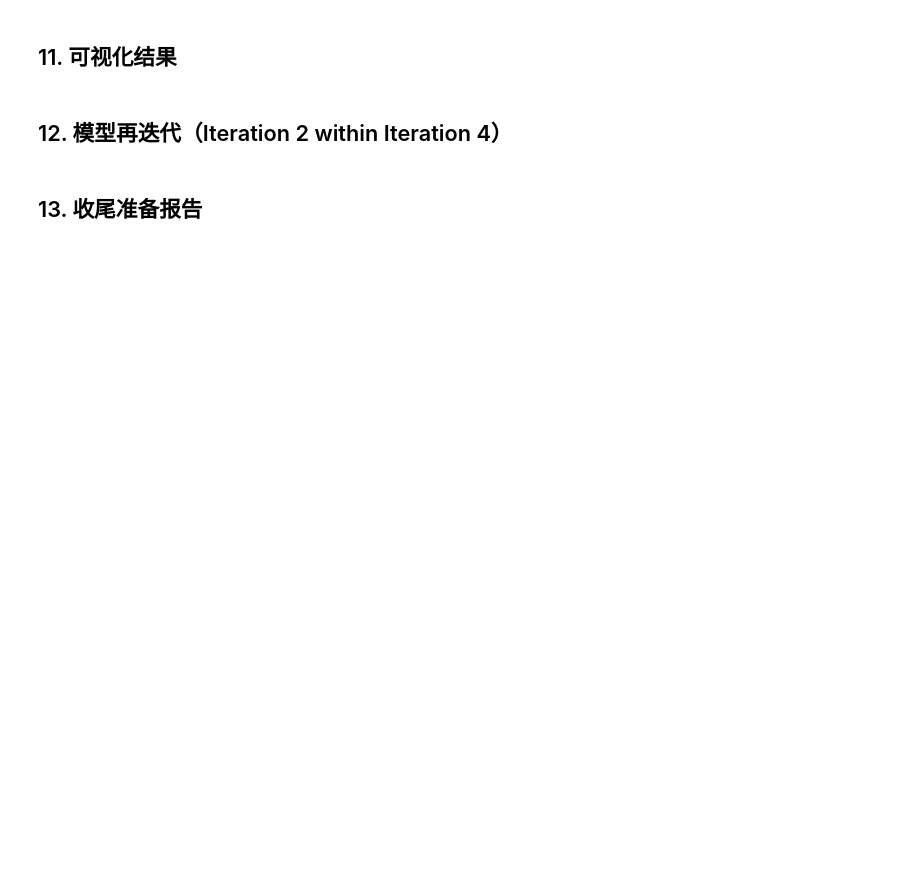
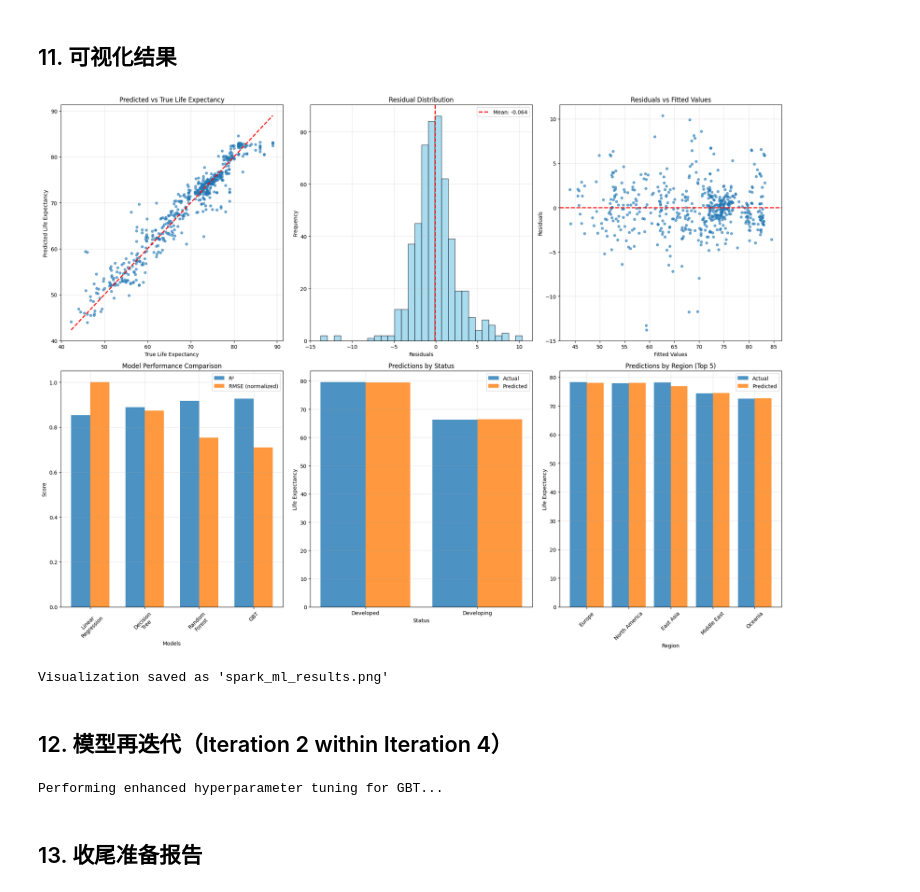
Before and after one commit to HarlanAlternative/DM4Health, a Jupyter notebook: I4_BDAS_Notebook-checkpoint.ipynb, the cells around one changed output. Saved outputs shown, nothing was run; the diff lists cells and outputs as text; code cells hidden in the pictures; blank space fills up the shorter version.

```diff
--- a/I4_BDAS_Notebook-checkpoint.ipynb
+++ b/I4_BDAS_Notebook-checkpoint.ipynb
@@ -134,7 +161,7 @@ df_clean.describe().show()
 # %% [markdown]
 ## 4. 构造新特征
 # %%
-from pyspark.sql.functions import log, log1p
+from pyspark.sql.functions import log1p
 
 # 基于 I3.py 特征工程部分创建新特征
 df_features = df_clean
@@ -142,12 +169,13 @@ df_features = df_clean
 # 1. log_GDP：GDP 取对数
 df_features = df_features.withColumn("log_GDP", log1p(col("GDP") + 1e-6))
 
-# 2. immunization_avg：三种疫苗平均
+# 2. immunization_avg：三种疫苗平均 【修复：直接相加，避免sum()冲突】
 vaccine_cols = ['Hepatitis B', 'Polio', 'Diphtheria ']
 available_vaccine_cols = [c for c in vaccine_cols if c in df_features.columns]
 if available_vaccine_cols:
+
     df_features = df_features.withColumn("immunization_avg",
-        sum(*[col(vc) for vc in available_vaccine_cols]) / len(available_vaccine_cols))
+        (col('Hepatitis B') + col('Polio') + col('Diphtheria ')) / 3.0)
 
 # 3. mortality_ratio：婴儿死亡率比
 if 'infant deaths' in df_features.columns and 'under-five deaths ' in df_features.columns and 'Adult Mortality' in df_features.columns:
@@ -166,7 +194,7 @@ if 'percentage expenditure' in df_features.columns and 'GDP' in df_features.colu
     df_features = df_features.withColumn('health_expenditure_ratio',
         col('percentage expenditure') / (col('GDP') + 1e-6))
 
-disease_cols = ['Measles ', 'Polio', 'Diphtheria ']
+# 注意：这里删除了disease_cols相关的代码，因为它没有实际使用
 if 'GDP' in df_features.columns and 'Income composition of resources' in df_features.columns:
     df_features = df_features.withColumn('economic_dev_index',
         col('GDP') * col('Income composition of resources'))
@@ -364,6 +450,7 @@ print(results_df.round(4))
 # %%
 # 选择最佳模型
-best_model_name = max(results.keys(), key=lambda x: results[x]['R²'])
+import builtins
+best_model_name = builtins.max(results.keys(), key=lambda x: results[x]['R²'])
 best_model = best_models[best_model_name]
 
 print(f"\nBest model: {best_model_name}")
@@ -449,8 +594,9 @@ else:
 # %%
 import matplotlib.pyplot as plt
 import numpy as np
+import builtins
 
-# 设置 matplotlib 字体支持（基于 I3.py）
+# 设置 matplotlib 字体支持
 plt.rcParams['font.sans-serif'] = ['Arial', 'DejaVu Sans']
 plt.rcParams['axes.unicode_minus'] = False
 
@@ -466,6 +612,7 @@ fig = plt.figure(figsize=(20, 15))
 # 1. 绘制 Pred vs True 散点图
 plt.subplot(2, 3, 1)
 plt.scatter(viz_data['Life expectancy '], viz_data['prediction'], alpha=0.6, s=20)
+# 修复：删除了多余的引号
 plt.plot([viz_data['Life expectancy '].min(), viz_data['Life expectancy '].max()],
          [viz_data['Life expectancy '].min(), viz_data['Life expectancy '].max()], 'r--', lw=2)
 plt.xlabel('True Life Expectancy')
@@ -496,14 +643,27 @@ plt.grid(True, alpha=0.3)
 # 4. 模型比较柱状图
 plt.subplot(2, 3, 4)
 model_names = list(results.keys())
-r2_scores = [results[name]['R²'] for name in model_names]
+# 需要检查results中的键名，如果键名不对会报错
+# 假设使用 'R²' 键名，如果不对可以根据实际情况修改
+try:
+    r2_scores = [results[name]['R²'] for name in model_names]
+except KeyError:
+    # 如果 'R²' 不存在，尝试其他可能的键名
+    first_key = list(results[model_names[0]].keys())
+    r2_key = next((k for k in first_key if 'r' in k.lower() and ('2' in k or '²' in k)), None)
+    if r2_key:
+        r2_scores = [results[name][r2_key] for name in model_names]
+    else:
+        print("Warning: Could not find R² key in results")
+        r2_scores = [0] * len(model_names)
+
 rmse_scores = [results[name]['RMSE'] for name in model_names]
 
 x = np.arange(len(model_names))
 width = 0.35
 
 plt.bar(x - width/2, r2_scores, width, label='R²', alpha=0.8)
-plt.bar(x + width/2, np.array(rmse_scores)/max(rmse_scores), width, label='RMSE (normalized)', alpha=0.8)
+plt.bar(x + width/2, np.array(rmse_scores)/builtins.max(rmse_scores), width, label='RMSE (normalized)', alpha=0.8)
 plt.xlabel('Models')
 plt.ylabel('Score')
 plt.title('Model Performance Comparison')
@@ -523,33 +683,36 @@ plt.bar(x - 0.2, status_means['Life expectancy '], 0.4, label='Actual', alpha=0.
 plt.bar(x + 0.2, status_means['prediction'], 0.4, label='Predicted', alpha=0.8)
 plt.xlabel('Status')
 plt.ylabel('Life Expectancy')
 plt.title('Predictions by Status')
 plt.xticks(x, status_means['Status'])
 plt.legend()
 plt.grid(True, alpha=0.3)
 
 # 6. 按 Region 的预测（前5个地区）
 plt.subplot(2, 3, 6)
 region_means = viz_data.groupby('Region').agg({
     'Life expectancy ': 'mean',
     'prediction': 'mean'
 }).reset_index().sort_values('prediction', ascending=False).head(5)
 
 x = np.arange(len(region_means))
 plt.bar(x - 0.2, region_means['Life expectancy '], 0.4, label='Actual', alpha=0.8)
 plt.bar(x + 0.2, region_means['prediction'], 0.4, label='Predicted', alpha=0.8)
 plt.xlabel('Region')
 plt.ylabel('Life Expectancy')
 plt.title('Predictions by Region (Top 5)')
 plt.xticks(x, region_means['Region'], rotation=45)
 plt.legend()
 plt.grid(True, alpha=0.3)
 
 plt.tight_layout()
 plt.savefig('spark_ml_results.png', dpi=300, bbox_inches='tight')
 plt.show()
 
 print("Visualization saved as 'spark_ml_results.png'")
+# %% [output]
+[figure, added]
+Visualization saved as 'spark_ml_results.png'
 # %% [markdown]
 ## 12. 模型再迭代（Iteration 2 within Iteration 4）
 # %%
@@ -610,6 +773,8 @@ comparison_results = {
 comparison_df = pd.DataFrame(comparison_results)
 print("\nModel Enhancement Comparison:")
 print(comparison_df.round(4))
+# %% [output]
+Performing enhanced hyperparameter tuning for GBT...
 # %%
 # 保存增强预测结果
 enhanced_predictions.select(
```
Also changed, not shown: parts of 12 cells of this notebook.
